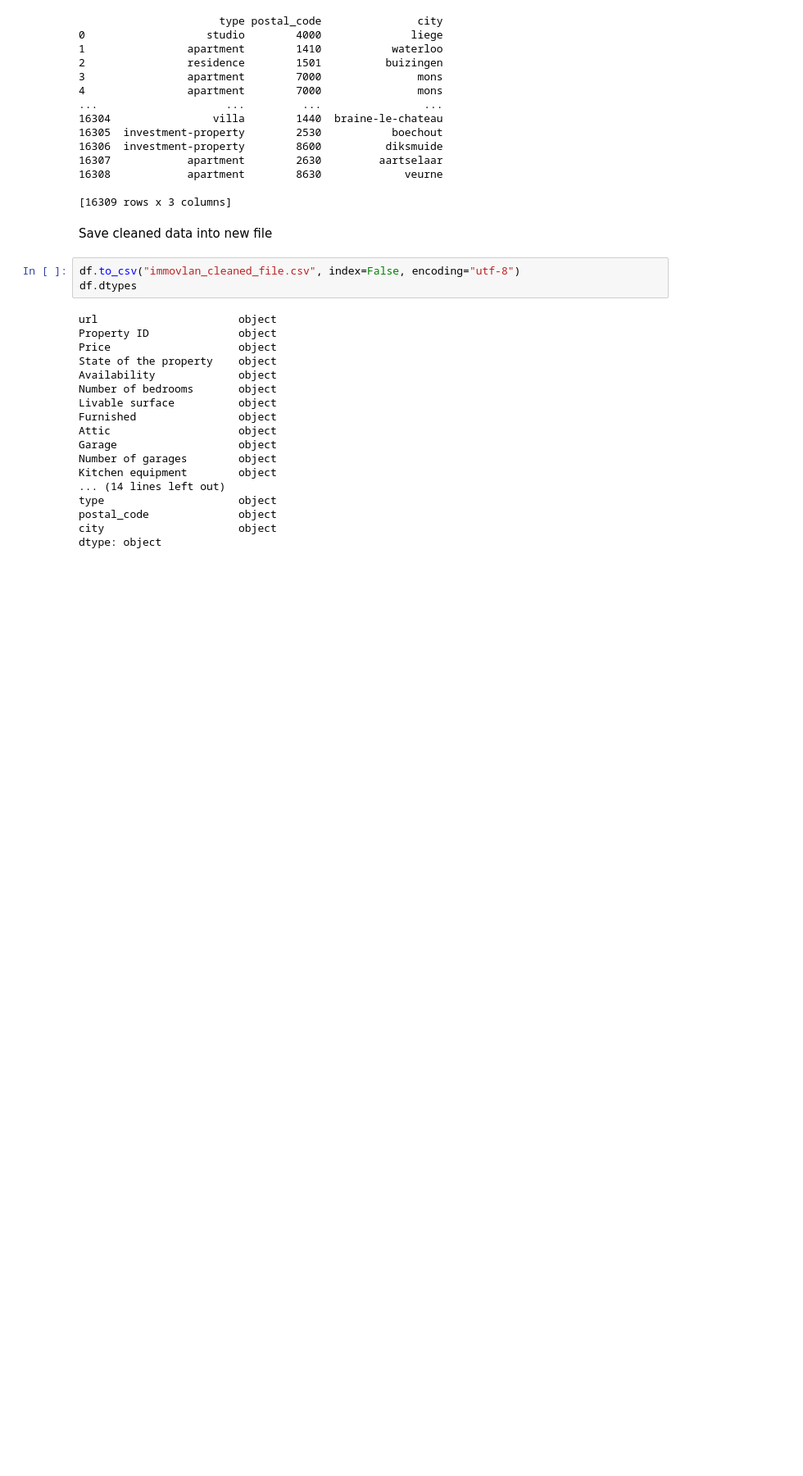
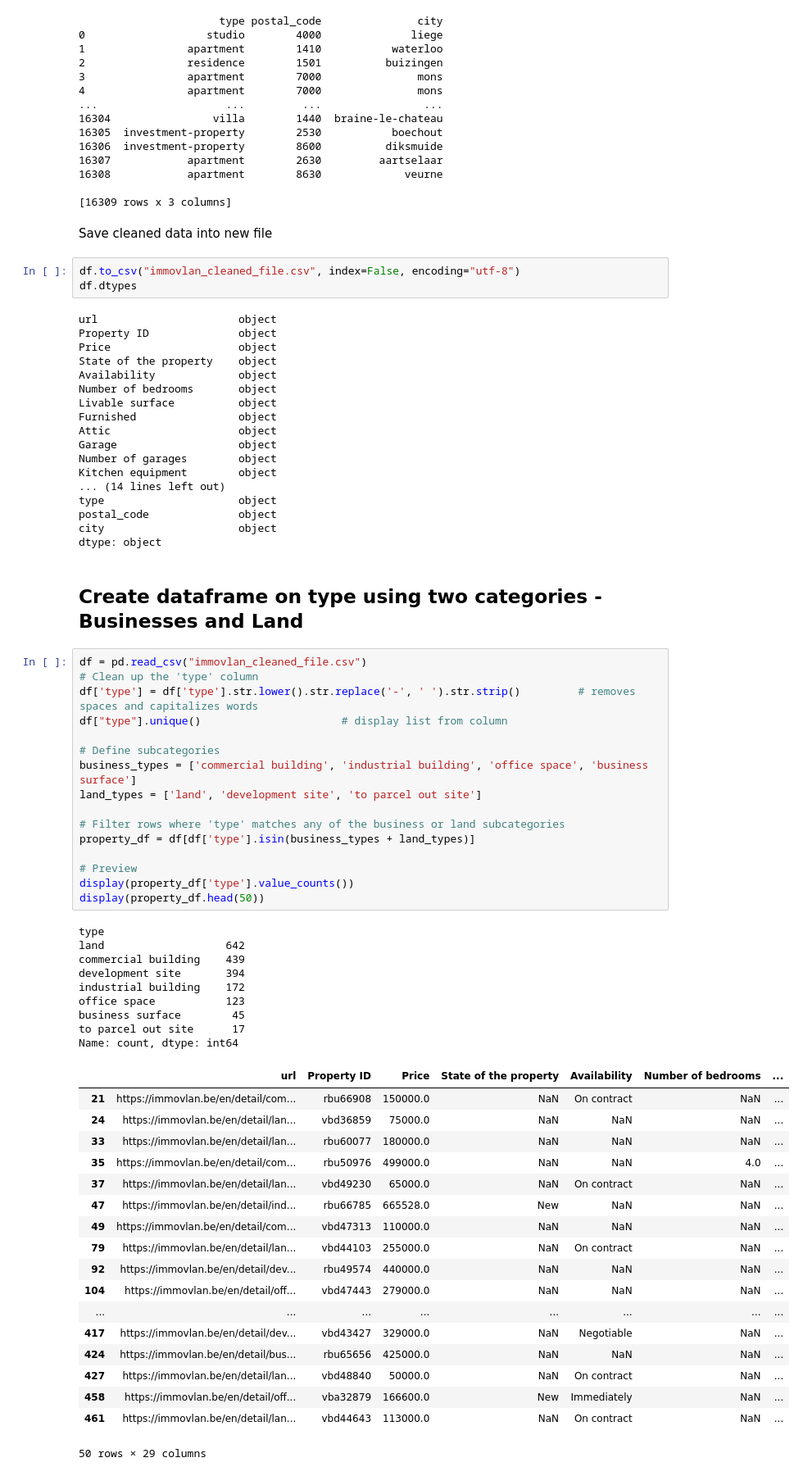
Before and after one commit to briguszmigusz/immo-eliza-data-analysis, a Jupyter notebook: analysis/astha/data_cleaning.ipynb, the cells around one changed output. Shown: that part at 82% size. Cells and saved outputs as stored; diff of their text form; blank space fills up the shorter version.

```diff
--- a/analysis/astha/data_cleaning.ipynb
+++ b/analysis/astha/data_cleaning.ipynb
@@ -282,3 +278,49 @@ type                     object
 postal_code              object
 city                     object
 dtype: object
+# %% [markdown]
+## Create dataframe on type using two categories - Businesses and Land
+# %%
+df = pd.read_csv("immovlan_cleaned_file.csv")
+# Clean up the 'type' column
+df['type'] = df['type'].str.lower().str.replace('-', ' ').str.strip()         # removes spaces and capitalizes words
+df["type"].unique()                      # display list from column
+
+# Define subcategories
+business_types = ['commercial building', 'industrial building', 'office space', 'business surface']
+land_types = ['land', 'development site', 'to parcel out site']
+
+# Filter rows where 'type' matches any of the business or land subcategories
+property_df = df[df['type'].isin(business_types + land_types)]
+
+# Preview
+display(property_df['type'].value_counts())
+display(property_df.head(50))
+# %% [output]
+type
+land                   642
+commercial building    439
+development site       394
+industrial building    172
+office space           123
+business surface        45
+to parcel out site      17
+Name: count, dtype: int64
+|  | url | Property ID | Price | State of the property | Availability | Number of bedrooms | ... |
+| 21 | https://immovlan.be/en/detail/com... | rbu66908 | 150000.0 | NaN | On contract | NaN | ... |
+| 24 | https://immovlan.be/en/detail/lan... | vbd36859 | 75000.0 | NaN | NaN | NaN | ... |
+| 33 | https://immovlan.be/en/detail/lan... | rbu60077 | 180000.0 | NaN | NaN | NaN | ... |
+| 35 | https://immovlan.be/en/detail/com... | rbu50976 | 499000.0 | NaN | NaN | 4.0 | ... |
+| 37 | https://immovlan.be/en/detail/lan... | vbd49230 | 65000.0 | NaN | On contract | NaN | ... |
+| 47 | https://immovlan.be/en/detail/ind... | rbu66785 | 665528.0 | New | NaN | NaN | ... |
+| 49 | https://immovlan.be/en/detail/com... | vbd47313 | 110000.0 | NaN | NaN | NaN | ... |
+| 79 | https://immovlan.be/en/detail/lan... | vbd44103 | 255000.0 | NaN | On contract | NaN | ... |
+| 92 | https://immovlan.be/en/detail/dev... | rbu49574 | 440000.0 | NaN | NaN | NaN | ... |
+| 104 | https://immovlan.be/en/detail/off... | vbd47443 | 279000.0 | NaN | NaN | NaN | ... |
+| ... | ... | ... | ... | ... | ... | ... | ... |
+| 417 | https://immovlan.be/en/detail/dev... | vbd43427 | 329000.0 | NaN | Negotiable | NaN | ... |
+| 424 | https://immovlan.be/en/detail/bus... | rbu65656 | 425000.0 | NaN | NaN | NaN | ... |
+| 427 | https://immovlan.be/en/detail/lan... | vbd48840 | 50000.0 | NaN | On contract | NaN | ... |
+| 458 | https://immovlan.be/en/detail/off... | vba32879 | 166600.0 | New | Immediately | NaN | ... |
+| 461 | https://immovlan.be/en/detail/lan... | vbd44643 | 113000.0 | NaN | On contract | NaN | ... |
+50 rows × 29 columns
```
Also changed, not shown: parts of 3 cells of this notebook.
